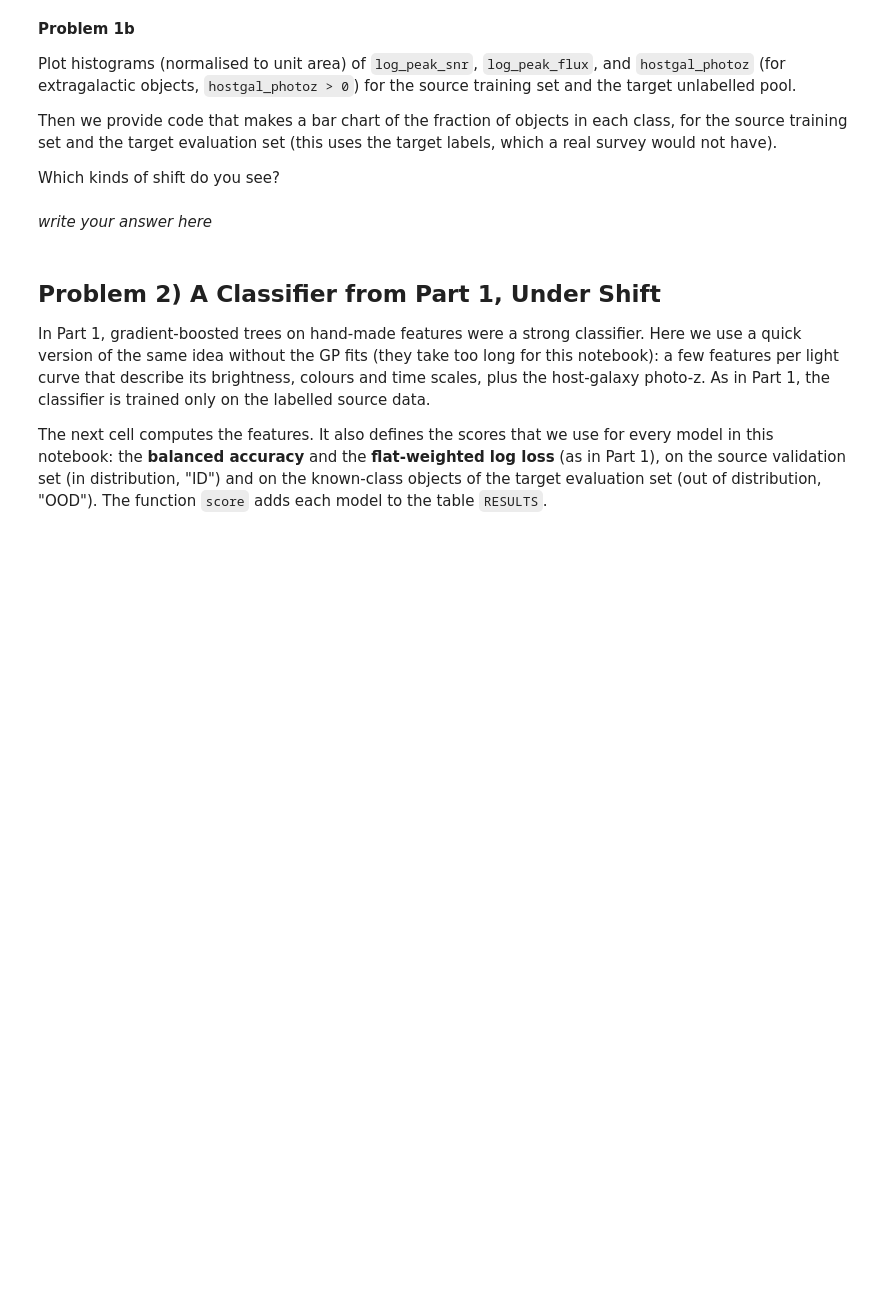
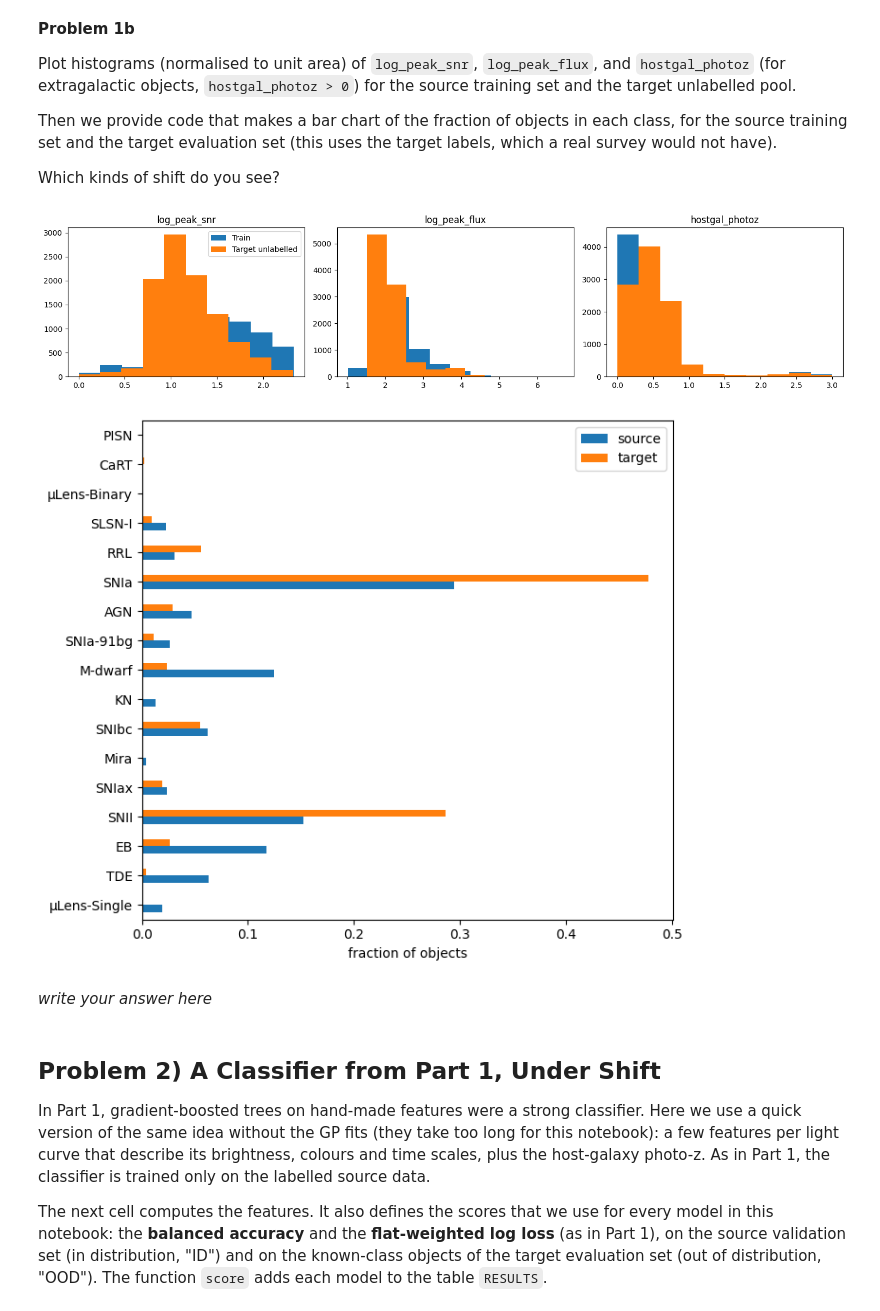
Before and after one commit to hskobe/Session-27, a Jupyter notebook: Day5/MLForTimeSeriesPart2.ipynb, the cells around one changed output. Cells and saved outputs as stored; diff of their text form; code cells hidden in the pictures; blank space fills up the shorter version.

```diff
--- a/Day5/MLForTimeSeriesPart2.ipynb
+++ b/Day5/MLForTimeSeriesPart2.ipynb
@@ -210,16 +235,22 @@ Which kinds of shift do you see?
 # %%
 fig, axes = plt.subplots(1, 3, figsize=(15, 3.5))
 for ax, col in zip(axes, ["log_peak_snr", "log_peak_flux", "hostgal_photoz"]):
     # make histograms of each col in S_tr and S_te (training and test sets)
+    ax.hist(S_tr[col], label='Train')
+    ax.hist(S_un[col], label='Target unlabelled')
+    ax.set_title(col)
 axes[0].legend()
 fig.tight_layout()
 
 frac = pd.DataFrame({"source": pd.Series(y_tr).value_counts(normalize=True),
                      "target": pd.Series(y_te).value_counts(normalize=True)}).fillna(0).sort_index()
 frac.index = [CLASS_NAMES[c] for c in frac.index]
 ax = frac.plot.barh(figsize=(7, 6))
 ax.set_xlabel("fraction of objects")
 plt.tight_layout()
+# %% [output]
+[figure, added]
+[figure, added]
 # %% [markdown]
 *write your answer here*
 # %% [markdown]
```
Also changed, not shown: parts of 6 cells of this notebook.
